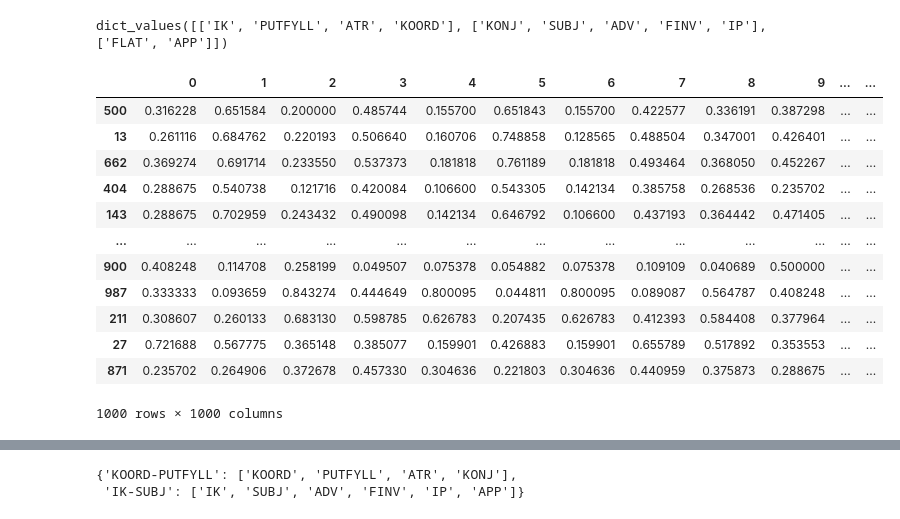
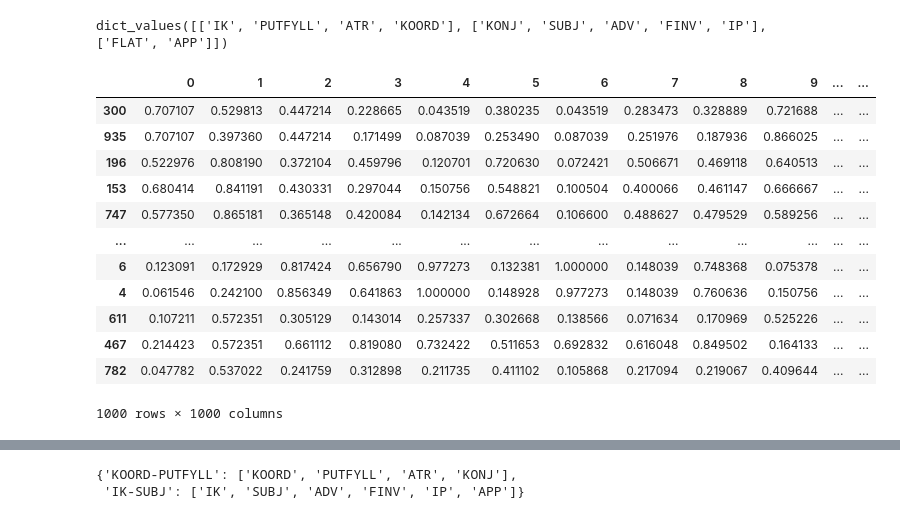
Before and after one commit to Yoonsen/NDT_analyse, a Jupyter notebook: sammenlign_line_graph_ndt.ipynb, the cells around one changed output, grey strips where cells are left out. Cells and saved outputs as stored; diff of their text form; code cells hidden in the pictures.

```diff
--- a/sammenlign_line_graph_ndt.ipynb
+++ b/sammenlign_line_graph_ndt.ipynb
@@ -214,20 +290,20 @@ gnl.community_dict(Gds[8]).values()
 # %% [output]
 dict_values([['IK', 'PUTFYLL', 'ATR', 'KOORD'], ['KONJ', 'SUBJ', 'ADV', 'FINV', 'IP'], ['FLAT', 'APP']])
 # %%
-similarity_df_cols.sort_values(by=500,ascending=False) #.style.format(precision = 1).background_gradient()
+similarity_df_cols.sort_values(by=300,ascending=False) #.style.format(precision = 1).background_gradient()
 # %% [output]
 |  | 0 | 1 | 2 | 3 | 4 | 5 | 6 | 7 | 8 | 9 | ... | ... |
-| 500 | 0.316228 | 0.651584 | 0.200000 | 0.485744 | 0.155700 | 0.651843 | 0.155700 | 0.422577 | 0.336191 | 0.387298 | ... | ... |
-| 13 | 0.261116 | 0.684762 | 0.220193 | 0.506640 | 0.160706 | 0.748858 | 0.128565 | 0.488504 | 0.347001 | 0.426401 | ... | ... |
-| 662 | 0.369274 | 0.691714 | 0.233550 | 0.537373 | 0.181818 | 0.761189 | 0.181818 | 0.493464 | 0.368050 | 0.452267 | ... | ... |
-| 404 | 0.288675 | 0.540738 | 0.121716 | 0.420084 | 0.106600 | 0.543305 | 0.142134 | 0.385758 | 0.268536 | 0.235702 | ... | ... |
-| 143 | 0.288675 | 0.702959 | 0.243432 | 0.490098 | 0.142134 | 0.646792 | 0.106600 | 0.437193 | 0.364442 | 0.471405 | ... | ... |
+| 300 | 0.707107 | 0.529813 | 0.447214 | 0.228665 | 0.043519 | 0.380235 | 0.043519 | 0.283473 | 0.328889 | 0.721688 | ... | ... |
+| 935 | 0.707107 | 0.397360 | 0.447214 | 0.171499 | 0.087039 | 0.253490 | 0.087039 | 0.251976 | 0.187936 | 0.866025 | ... | ... |
+| 196 | 0.522976 | 0.808190 | 0.372104 | 0.459796 | 0.120701 | 0.720630 | 0.072421 | 0.506671 | 0.469118 | 0.640513 | ... | ... |
+| 153 | 0.680414 | 0.841191 | 0.430331 | 0.297044 | 0.150756 | 0.548821 | 0.100504 | 0.400066 | 0.461147 | 0.666667 | ... | ... |
+| 747 | 0.577350 | 0.865181 | 0.365148 | 0.420084 | 0.142134 | 0.672664 | 0.106600 | 0.488627 | 0.479529 | 0.589256 | ... | ... |
 | ... | ... | ... | ... | ... | ... | ... | ... | ... | ... | ... | ... | ... |
-| 900 | 0.408248 | 0.114708 | 0.258199 | 0.049507 | 0.075378 | 0.054882 | 0.075378 | 0.109109 | 0.040689 | 0.500000 | ... | ... |
-| 987 | 0.333333 | 0.093659 | 0.843274 | 0.444649 | 0.800095 | 0.044811 | 0.800095 | 0.089087 | 0.564787 | 0.408248 | ... | ... |
-| 211 | 0.308607 | 0.260133 | 0.683130 | 0.598785 | 0.626783 | 0.207435 | 0.626783 | 0.412393 | 0.584408 | 0.377964 | ... | ... |
-| 27 | 0.721688 | 0.567775 | 0.365148 | 0.385077 | 0.159901 | 0.426883 | 0.159901 | 0.655789 | 0.517892 | 0.353553 | ... | ... |
-| 871 | 0.235702 | 0.264906 | 0.372678 | 0.457330 | 0.304636 | 0.221803 | 0.304636 | 0.440959 | 0.375873 | 0.288675 | ... | ... |
+| 6 | 0.123091 | 0.172929 | 0.817424 | 0.656790 | 0.977273 | 0.132381 | 1.000000 | 0.148039 | 0.748368 | 0.075378 | ... | ... |
+| 4 | 0.061546 | 0.242100 | 0.856349 | 0.641863 | 1.000000 | 0.148928 | 0.977273 | 0.148039 | 0.760636 | 0.150756 | ... | ... |
+| 611 | 0.107211 | 0.572351 | 0.305129 | 0.143014 | 0.257337 | 0.302668 | 0.138566 | 0.071634 | 0.170969 | 0.525226 | ... | ... |
+| 467 | 0.214423 | 0.572351 | 0.661112 | 0.819080 | 0.732422 | 0.511653 | 0.692832 | 0.616048 | 0.849502 | 0.164133 | ... | ... |
+| 782 | 0.047782 | 0.537022 | 0.241759 | 0.312898 | 0.211735 | 0.411102 | 0.105868 | 0.217094 | 0.219067 | 0.409644 | ... | ... |
 1000 rows × 1000 columns
 # %%
 # Collapse rows (index)
```
Also changed, not shown: parts of 5 cells of this notebook.
